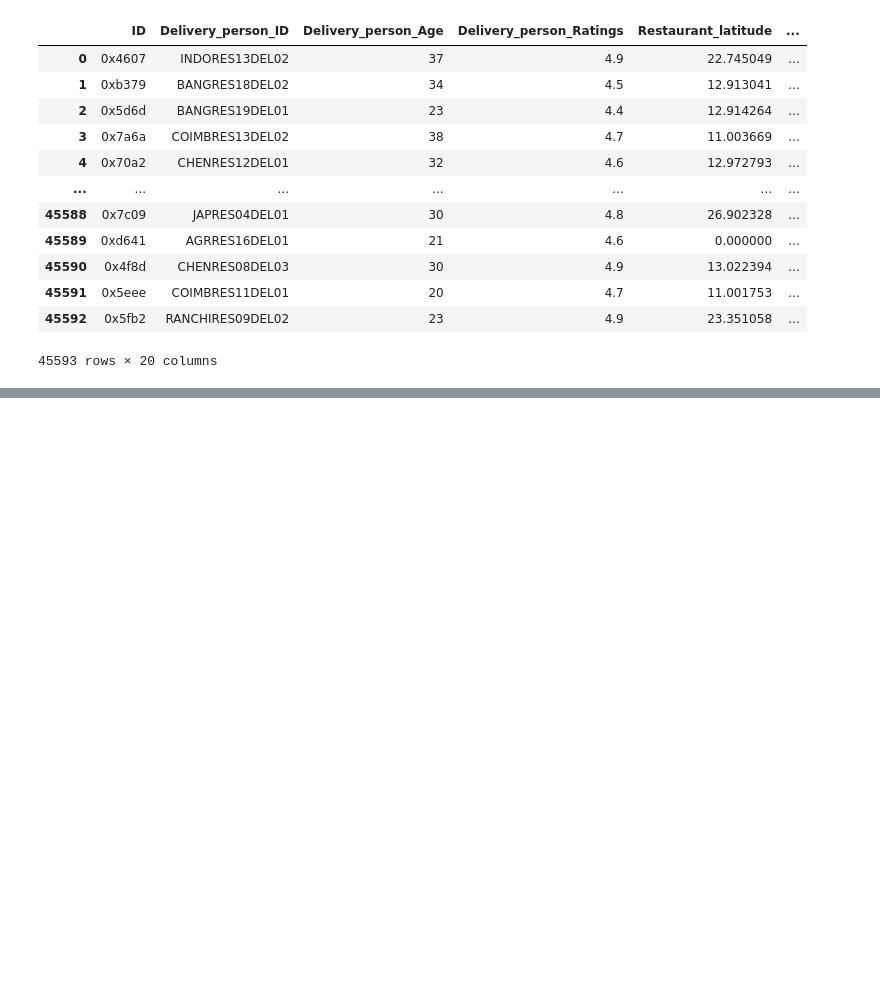
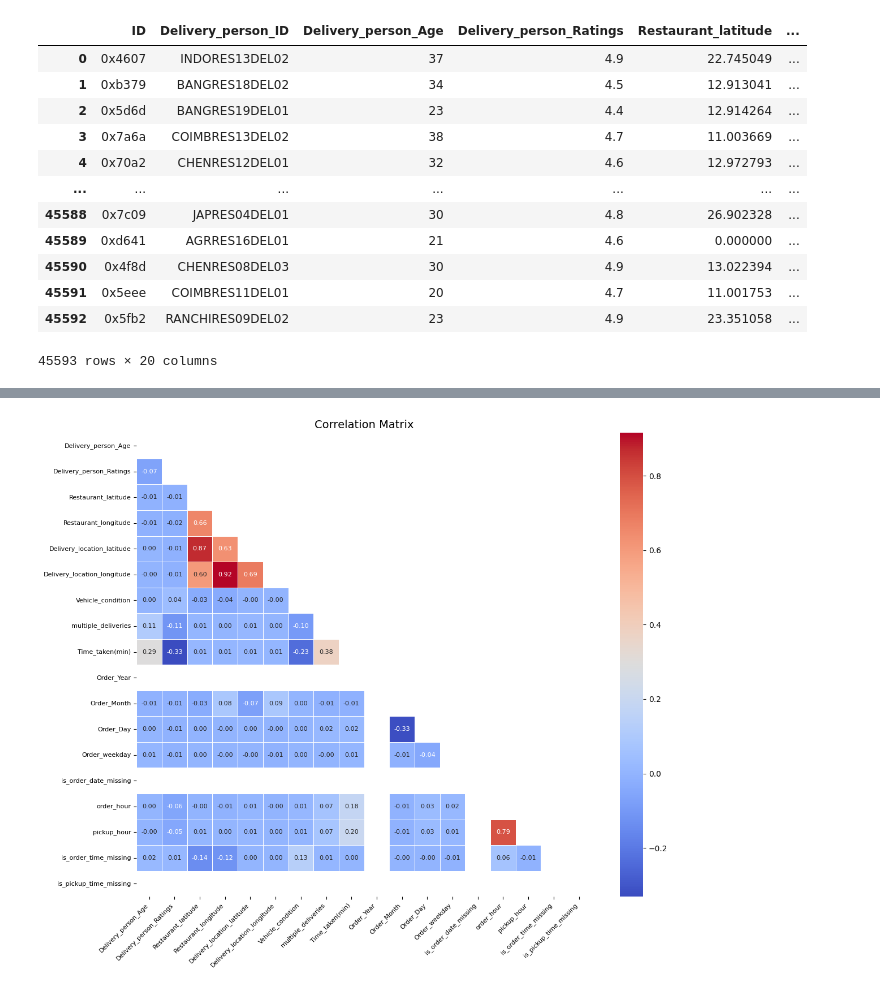
Before and after one commit to daviddelgadop/green-fast-project, a Jupyter notebook: notebook/green_fast_mvp.ipynb, the cells around one changed output, grey strips where cells are left out. Drawn from its saved outputs; the diff is of its cells as text; code cells hidden in the pictures; blank space fills up the shorter version.

```diff
--- a/notebook/green_fast_mvp.ipynb
+++ b/notebook/green_fast_mvp.ipynb
@@ -681,0 +627,15 @@ memory usage: 7.8+ MB
+# %%
+# =========================
+# PREPROCESS TRAIN
+# =========================
+df_train_processed = preprocess_features(df)
+
+df_train_processed = impute_missing_values(
+    df_train_processed,
+    strategy_config=strategy_config
+)
+
+df_train_processed = clean_target_numeric(
+    df_train_processed,
+    target_col
+)
@@ -681,0 +784,7 @@ memory usage: 7.8+ MB
+# %%
+plot_correlation_matrix(
+    df_train_processed,
+    mask_upper=True
+)
+# %% [output]
+[figure, added]
```
Also changed, not shown: parts of 16 cells of this notebook.
